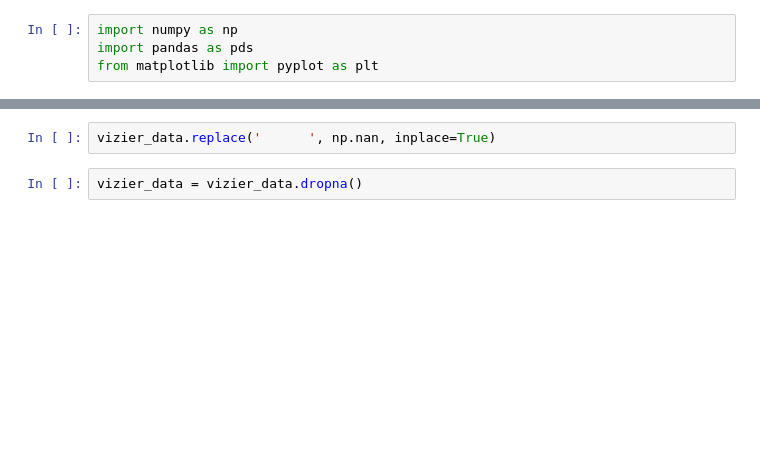
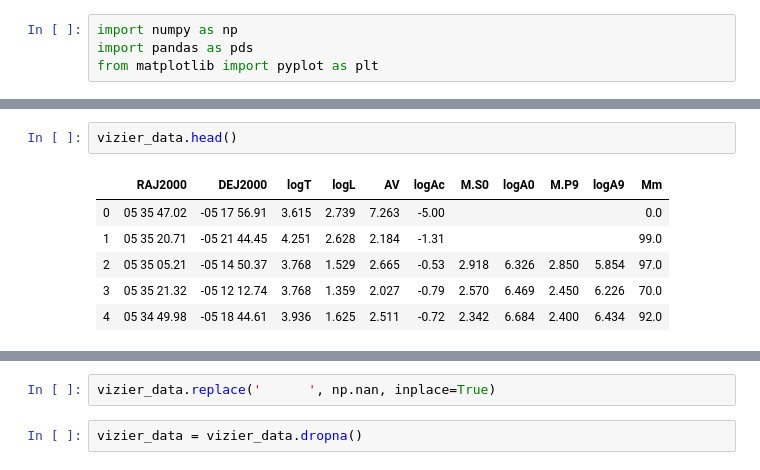
Before and after one commit to University-at-Buffalo-SEDS/astronomy-data-analysis, a Jupyter notebook: vizier.ipynb, the cells around one changed output, grey strips where cells are left out. Saved outputs shown, nothing was run; the diff lists cells and outputs as text; blank space fills up the shorter version.

```diff
--- a/vizier.ipynb
+++ b/vizier.ipynb
@@ -14 +13,10 @@ Index(['Cl', 'N', 'ID', 'B-V', 'Vmag', 'LC', 'log.Teff', 'logL', 'Age', 'Mass',
       dtype='object')
+# %%
+vizier_data.head()
+# %% [output]
+|  | RAJ2000 | DEJ2000 | logT | logL | AV | logAc | M.S0 | logA0 | M.P9 | logA9 | Mm |
+| 0 | 05 35 47.02 | -05 17 56.91 | 3.615 | 2.739 | 7.263 | -5.00 |  |  |  |  | 0.0 |
+| 1 | 05 35 20.71 | -05 21 44.45 | 4.251 | 2.628 | 2.184 | -1.31 |  |  |  |  | 99.0 |
+| 2 | 05 35 05.21 | -05 14 50.37 | 3.768 | 1.529 | 2.665 | -0.53 | 2.918 | 6.326 | 2.850 | 5.854 | 97.0 |
+| 3 | 05 35 21.32 | -05 12 12.74 | 3.768 | 1.359 | 2.027 | -0.79 | 2.570 | 6.469 | 2.450 | 6.226 | 70.0 |
+| 4 | 05 34 49.98 | -05 18 44.61 | 3.936 | 1.625 | 2.511 | -0.72 | 2.342 | 6.684 | 2.400 | 6.434 | 92.0 |
```
Also changed, not shown: parts of 21 cells of this notebook, 2 other files.
